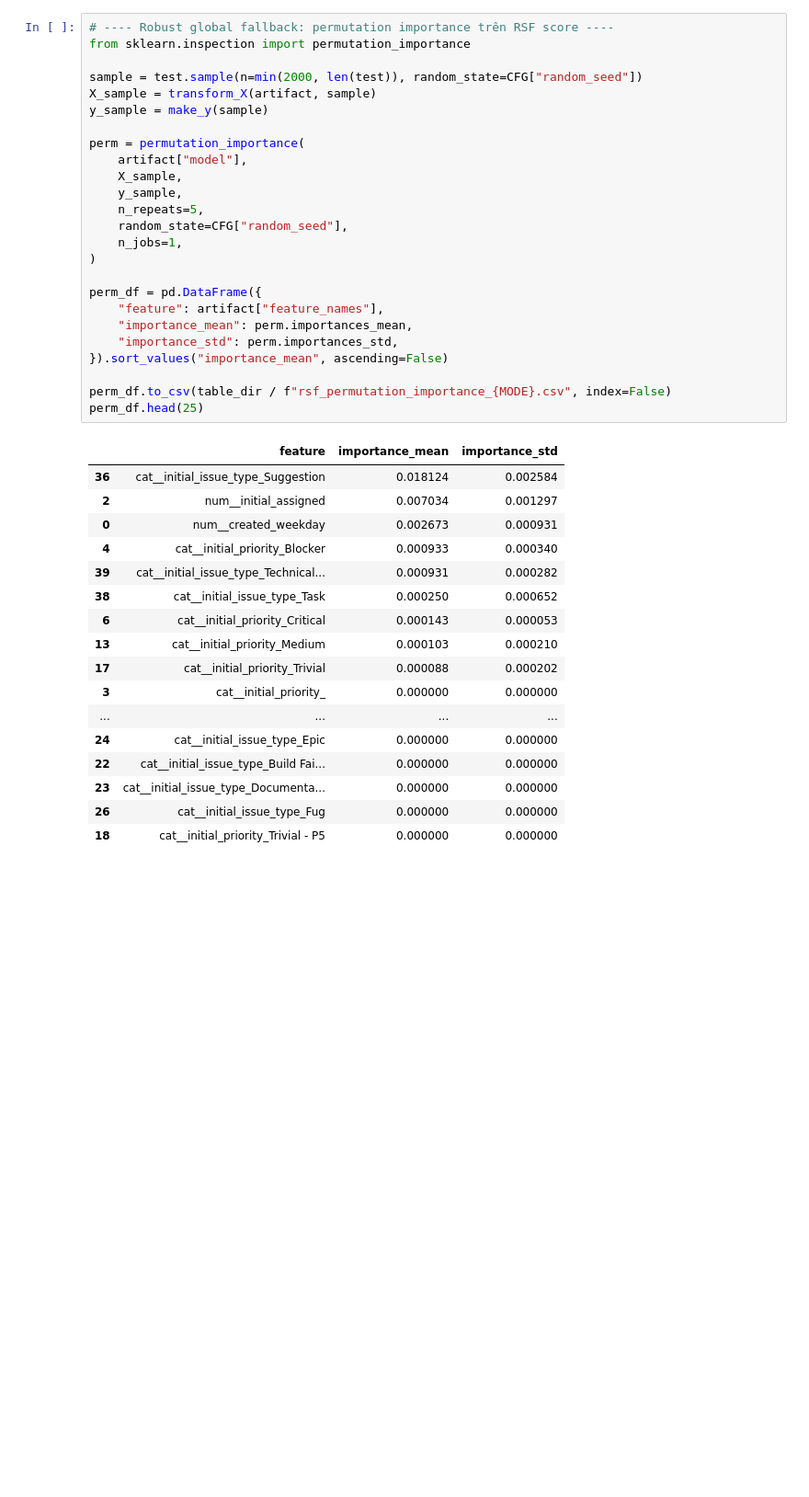
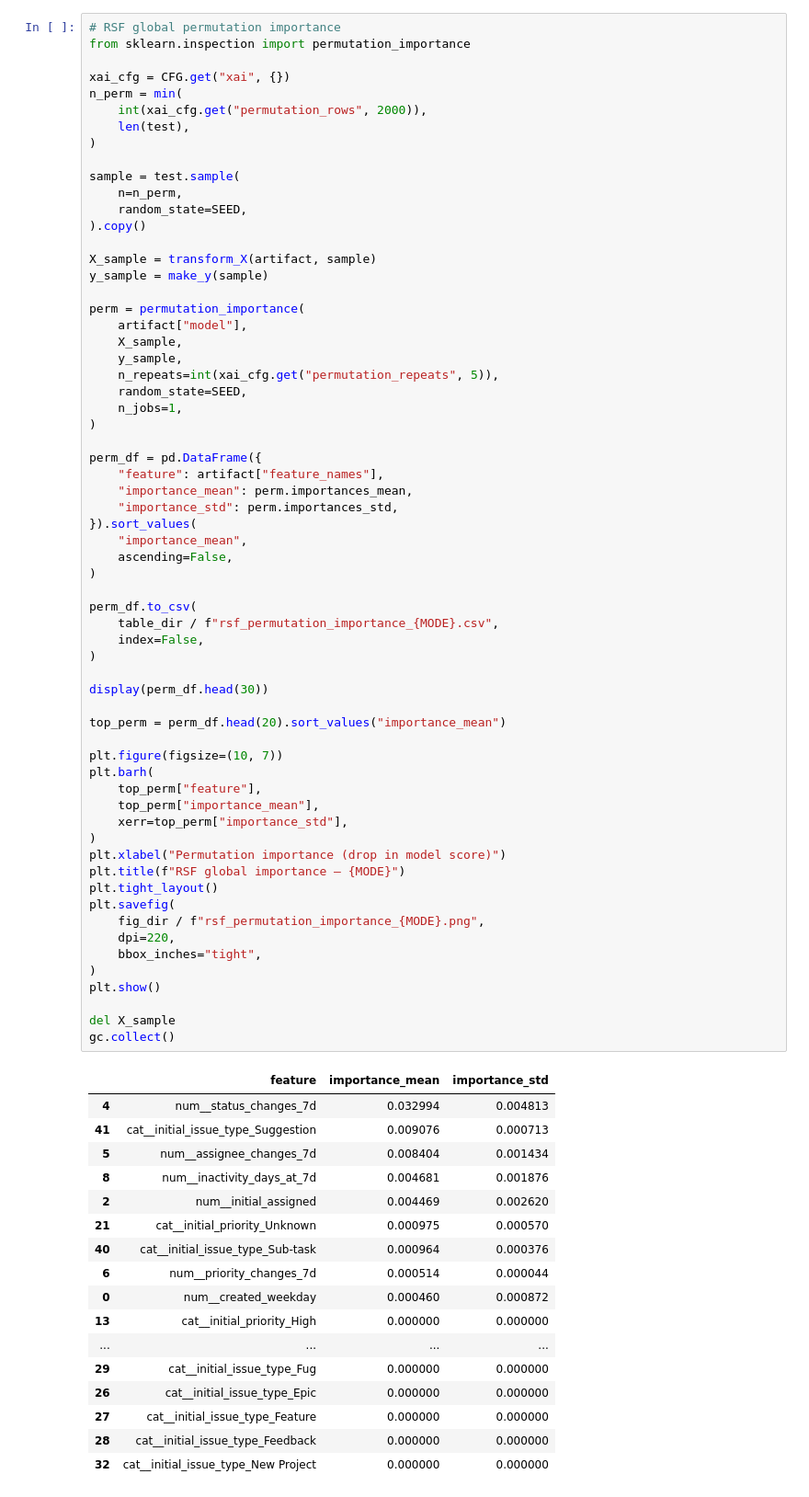
Before and after one commit to huyhoang2564/Eureka_2026, a Jupyter notebook: notebooks/09_xai.ipynb, the cells around one changed output. Shown at 92% size. Cells and saved outputs as stored; diff of their text form; blank space fills up the shorter version.

Commit message:
feat: update cross-project evaluation, models and XAI results (Day-0 and Day-7 FINAL LOPO)

```diff
--- a/notebooks/09_xai.ipynb
+++ b/notebooks/09_xai.ipynb
@@ -103,43 +158,81 @@ Train: 576268 Test: 172134
 # %%
-# ---- Robust global fallback: permutation importance trên RSF score ----
+# RSF global permutation importance
 from sklearn.inspection import permutation_importance
 
-sample = test.sample(n=min(2000, len(test)), random_state=CFG["random_seed"])
+xai_cfg = CFG.get("xai", {})
+n_perm = min(
+    int(xai_cfg.get("permutation_rows", 2000)),
+    len(test),
+)
+
+sample = test.sample(
+    n=n_perm,
+    random_state=SEED,
+).copy()
+
 X_sample = transform_X(artifact, sample)
 y_sample = make_y(sample)
 
 perm = permutation_importance(
     artifact["model"],
     X_sample,
     y_sample,
-    n_repeats=5,
-    random_state=CFG["random_seed"],
+    n_repeats=int(xai_cfg.get("permutation_repeats", 5)),
+    random_state=SEED,
     n_jobs=1,
 )
 
 perm_df = pd.DataFrame({
     "feature": artifact["feature_names"],
     "importance_mean": perm.importances_mean,
     "importance_std": perm.importances_std,
-}).sort_values("importance_mean", ascending=False)
+}).sort_values(
+    "importance_mean",
+    ascending=False,
+)
 
-perm_df.to_csv(table_dir / f"rsf_permutation_importance_{MODE}.csv", index=False)
-perm_df.head(25)
+perm_df.to_csv(
+    table_dir / f"rsf_permutation_importance_{MODE}.csv",
+    index=False,
+)
+
+display(perm_df.head(30))
+
+top_perm = perm_df.head(20).sort_values("importance_mean")
+
+plt.figure(figsize=(10, 7))
+plt.barh(
+    top_perm["feature"],
+    top_perm["importance_mean"],
+    xerr=top_perm["importance_std"],
+)
+plt.xlabel("Permutation importance (drop in model score)")
+plt.title(f"RSF global importance — {MODE}")
+plt.tight_layout()
+plt.savefig(
+    fig_dir / f"rsf_permutation_importance_{MODE}.png",
+    dpi=220,
+    bbox_inches="tight",
+)
+plt.show()
+
+del X_sample
+gc.collect()
 # %% [output]
 |  | feature | importance_mean | importance_std |
-| 36 | cat__initial_issue_type_Suggestion | 0.018124 | 0.002584 |
-| 2 | num__initial_assigned | 0.007034 | 0.001297 |
-| 0 | num__created_weekday | 0.002673 | 0.000931 |
-| 4 | cat__initial_priority_Blocker | 0.000933 | 0.000340 |
-| 39 | cat__initial_issue_type_Technical... | 0.000931 | 0.000282 |
-| 38 | cat__initial_issue_type_Task | 0.000250 | 0.000652 |
-| 6 | cat__initial_priority_Critical | 0.000143 | 0.000053 |
-| 13 | cat__initial_priority_Medium | 0.000103 | 0.000210 |
-| 17 | cat__initial_priority_Trivial | 0.000088 | 0.000202 |
-| 3 | cat__initial_priority_ | 0.000000 | 0.000000 |
+| 4 | num__status_changes_7d | 0.032994 | 0.004813 |
+| 41 | cat__initial_issue_type_Suggestion | 0.009076 | 0.000713 |
+| 5 | num__assignee_changes_7d | 0.008404 | 0.001434 |
+| 8 | num__inactivity_days_at_7d | 0.004681 | 0.001876 |
+| 2 | num__initial_assigned | 0.004469 | 0.002620 |
+| 21 | cat__initial_priority_Unknown | 0.000975 | 0.000570 |
+| 40 | cat__initial_issue_type_Sub-task | 0.000964 | 0.000376 |
+| 6 | num__priority_changes_7d | 0.000514 | 0.000044 |
+| 0 | num__created_weekday | 0.000460 | 0.000872 |
+| 13 | cat__initial_priority_High | 0.000000 | 0.000000 |
 | ... | ... | ... | ... |
-| 24 | cat__initial_issue_type_Epic | 0.000000 | 0.000000 |
-| 22 | cat__initial_issue_type_Build Fai... | 0.000000 | 0.000000 |
-| 23 | cat__initial_issue_type_Documenta... | 0.000000 | 0.000000 |
-| 26 | cat__initial_issue_type_Fug | 0.000000 | 0.000000 |
-| 18 | cat__initial_priority_Trivial - P5 | 0.000000 | 0.000000 |
+| 29 | cat__initial_issue_type_Fug | 0.000000 | 0.000000 |
+| 26 | cat__initial_issue_type_Epic | 0.000000 | 0.000000 |
+| 27 | cat__initial_issue_type_Feature | 0.000000 | 0.000000 |
+| 28 | cat__initial_issue_type_Feedback | 0.000000 | 0.000000 |
+| 32 | cat__initial_issue_type_New Project | 0.000000 | 0.000000 |
```
Also changed, not shown: parts of 11 cells of this notebook, 31 other files.
